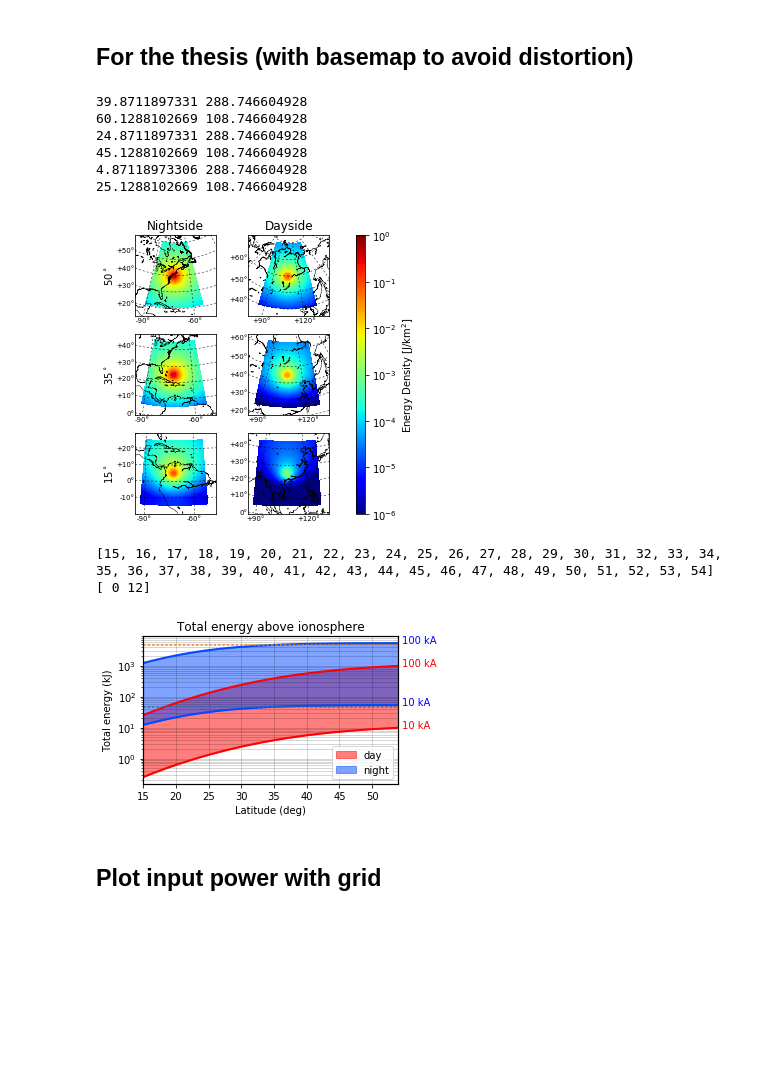
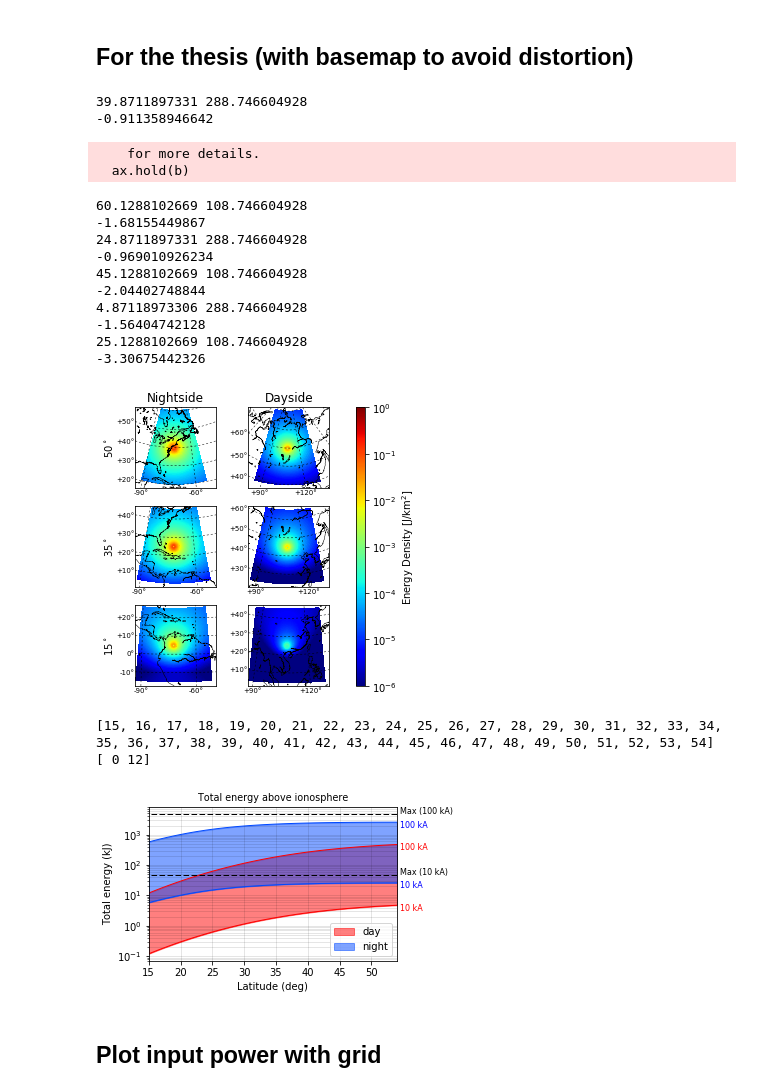
Before and after one commit to asousa/thesis_figures, a Jupyter notebook: plot_input_energy.ipynb, the cells around one changed output. Drawn from its saved outputs; the diff is of its cells as text; code cells hidden in the pictures; blank space fills up the shorter version.

```diff
--- a/plot_input_energy.ipynb
+++ b/plot_input_energy.ipynb
@@ -306,7 +370,7 @@ for i in range(2*len(inlats)):
     _, clat, clon = xf.rllmag2rllgeo([1, clat_mag, clon_mag], flashtime)
     print clat, clon
     h = 10000
-    m = Basemap(ax=ax[i], projection='lcc', lon_0 = clon, lat_0 = clat, width=50*111*1e3, height = 50*111*1e3, resolution='l')
+    m = Basemap(ax=ax[i], projection='lcc', lon_0 = clon, lat_0 = clat, width=45*111*1e3, height = 45*111*1e3, resolution='l')
 
     m.drawcoastlines(linewidth=0.5,zorder=10)
     # draw parallels and meridians.
@@ -315,43 +379,52 @@ for i in range(2*len(inlats)):
 
     # Plot the data
     x, y = m(geo_lons, geo_lats)
+    print np.max(flux)
     CS1 = m.pcolormesh(x,y,flux,cmap=plt.cm.jet, vmin=clims[0], vmax=clims[1])
 
 cb = plt.colorbar(p, cax=cbax)
 cticks = np.arange(clims[0],clims[1] + 1)
 cb.set_ticks(cticks)
 cticklabels = ['$10^{%d}$'%k for k in cticks]
 cb.set_ticklabels(cticklabels)
 cb.set_label('Energy Density [J/km$^2$]')
 
 ax = np.reshape(ax, [len(inlats),2])
 
 # for i in range(len(inlats)):
 #     ax[i,1].set_yticks([])
 #     ax[i,0].set_ylabel('Latitude (deg)')
 #     ax[i,0].set_yticks(np.arange(-1,2,1)*10 + inlats[i])
 # for i in range(len(inlats)-1):
 #     ax[i,0].set_xticks([])
 #     ax[i,1].set_xticks([])
 
 for i in range(len(inlats)):
     ax[i,0].set_ylabel('%d$^\circ$'%inlats[i], rotation=90, labelpad=20)
 
 ax[0,0].set_title('Nightside')
 ax[0,1].set_title('Dayside')
 # ax[-1,0].set_xlabel('Longitude (deg)')
 # ax[-1,1].set_xlabel('Longitude (deg)')
 gs.tight_layout(fig, w_pad=3)
 fig.subplots_adjust(left=-0.2)
-fig.savefig('illumination_basemap.png',dpi=300)
+# fig.savefig('illumination_basemap.png',dpi=300)
 # %% [output]
 39.8711897331 288.746604928
-60.1288102669 108.746604928
-24.8711897331 288.746604928
-45.1288102669 108.746604928
-4.87118973306 288.746604928
-25.1288102669 108.746604928
+-0.911358946642
+    for more details.
+  ax.hold(b)
+60.1288102669 108.746604928
+-1.68155449867
+24.8711897331 288.746604928
+-0.969010926234
+45.1288102669 108.746604928
+-2.04402748844
+4.87118973306 288.746604928
+-1.56404742128
+25.1288102669 108.746604928
+-3.30675442326
-[figure, old version]
+[figure, new version]
 # %%
 fig.savefig('illumination_basemap.png',dpi=300)
 # %%
@@ -402,7 +475,7 @@ fig_height = 2
 fig_size =  [fig_width+1,fig_height+1]
 params = {'backend': 'ps',
           'axes.labelsize': 10,
-          'font.size': 10,
+          'font.size': 8,
           'legend.fontsize': 10,
           'xtick.labelsize': 10,
           'ytick.labelsize': 10,
@@ -417,13 +490,13 @@ pwr_nite = np.outer(pwr_unscaled[0,:],pow(I0vec*1e3, 2))*1e-3
 
 fig, ax = plt.subplots(1,1)
 
-[j.set_linewidth(1.2) for j in ax.spines.itervalues()]  # Thick borders
+# [j.set_linewidth(1.2) for j in ax.spines.itervalues()]  # Thick borders
 
 daycolor = 'red'
 nitecolor= cm.jet(50)#'blue'
 
-ax.semilogy(avail_lats, pwr_day, linewidth=2, color=daycolor)
-ax.semilogy(avail_lats, pwr_nite, linewidth=2, color=nitecolor)
+ax.semilogy(avail_lats, pwr_day, linewidth=1, color=daycolor)
+ax.semilogy(avail_lats, pwr_nite, linewidth=1, color=nitecolor)
 ax.fill_between(avail_lats, pwr_day[:,0], pwr_day[:,1], color=daycolor, alpha=0.5, zorder=1, label='day')
 ax.fill_between(avail_lats, pwr_nite[:,0], pwr_nite[:,1], color=nitecolor, alpha=0.5, zorder=1, label='night')
 
@@ -439,28 +512,30 @@ total_energy_10 = (1/Zo)*pow(mu/2./np.pi, 2)*(pow((a - b),2)/2/(a + b))* (4.*np.
 i0 = -100e3
 total_energy_100 = (1/Zo)*pow(mu/2./np.pi, 2)*(pow((a - b),2)/2/(a + b))* (4.*np.pi/3.)*pow(H_E*i0,2)*1e-3
 
-ax.plot([0,90],[total_energy_10, total_energy_10],':')
-ax.plot([0,90],[total_energy_100, total_energy_100],':')
+ax.plot([0,90],[total_energy_10, total_energy_10],'k--', linewidth=1)
+ax.plot([0,90],[total_energy_100, total_energy_100],'k--', linewidth=1)
 
 
-ax.grid('on', which='both',linestyle='-', color='k', alpha=0.2)
+ax.grid('on', which='both',linestyle='-', color='k', alpha=0.2, linewidth=0.5)
 ax.legend()
 ax.set_xlim([15,54])
-ax.text(avail_lats[-1] + 0.5, pwr_day[-1,1],"100 kA", color='r')
-ax.text(avail_lats[-1] + 0.5, pwr_day[-1,0],"10 kA", color='r')
-ax.text(avail_lats[-1] + 0.5, pwr_nite[-1,1],"100 kA", color='b')
-ax.text(avail_lats[-1] + 0.5, pwr_nite[-1,0],"10 kA", color='b')
+ax.text(avail_lats[-1] + 0.5, pwr_day[-1,1]/1.5,"100 kA", color='r')
+ax.text(avail_lats[-1] + 0.5, pwr_day[-1,0]/1.5,"10 kA", color='r')
+ax.text(avail_lats[-1] + 0.5, pwr_nite[-1,1]/1.5,"100 kA", color='b')
+ax.text(avail_lats[-1] + 0.5, pwr_nite[-1,0]/1.5,"10 kA", color='b')
 
+ax.text(avail_lats[-1] + 0.5, total_energy_100,"Max (100 kA)")
+ax.text(avail_lats[-1] + 0.5, total_energy_10,"Max (10 kA)")
 ax.set_xlabel('Latitude (deg)')
 ax.set_ylabel('Total energy (kJ)')
 ax.set_title('Total energy above ionosphere')
 fig.tight_layout()
-plt.subplots_adjust(right=0.85)
+plt.subplots_adjust(right=0.84)
 
 # fig.savefig('total_energy.png', dpi=300)
-fig.savefig('total_energy.pdf')
+# fig.savefig('total_energy.pdf')
 # %% [output]
-[figure, old version]
+[figure, new version]
 # %% [markdown]
 ## Plot input power with grid
 # %%
```
Also changed, not shown: parts of 10 cells of this notebook, 6 other files.
